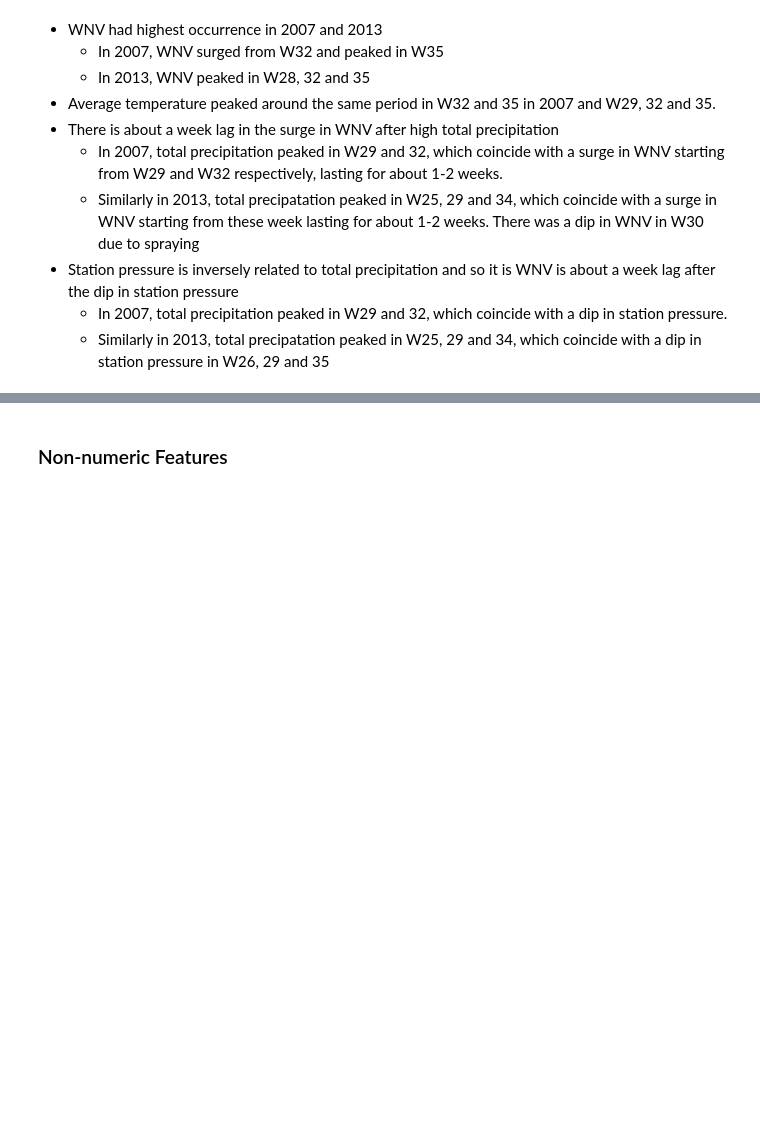
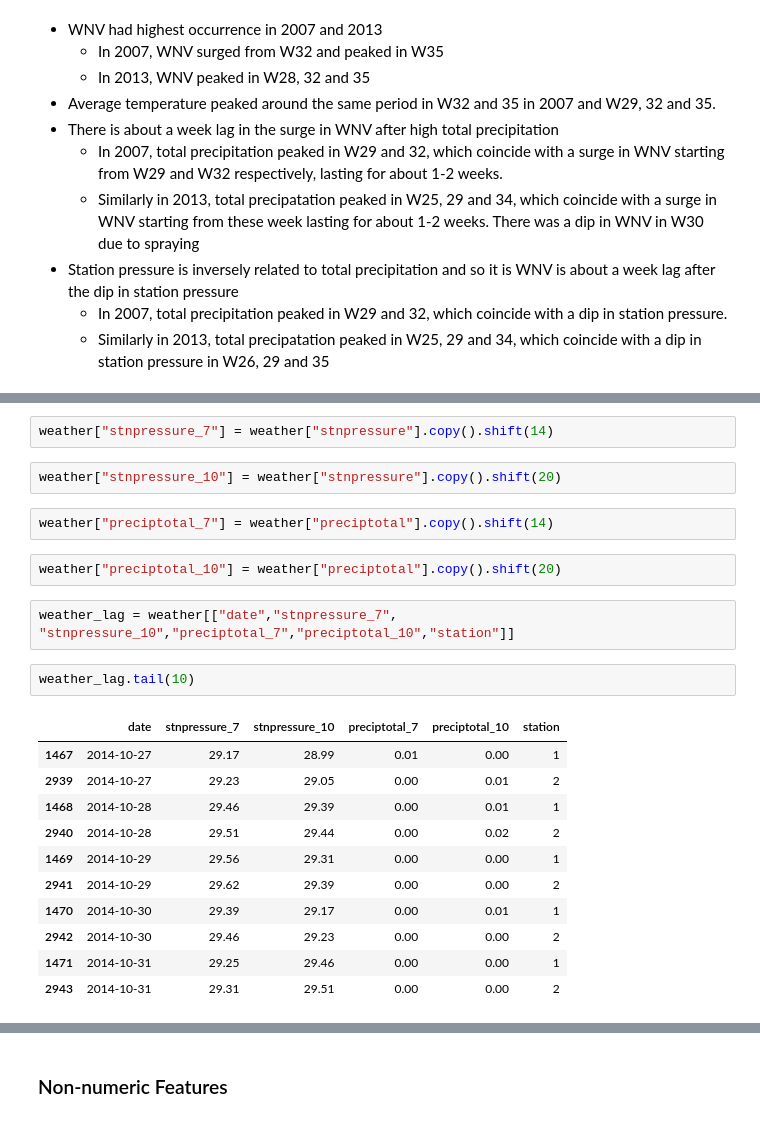
Before and after one commit to lindytanll/predict-west-nile-virus, a Jupyter notebook: code/4. EDA.ipynb, the cells around one changed output, grey strips where cells are left out. Drawn from its saved outputs; the diff is of its cells as text; blank space fills up the shorter version.

```diff
--- a/code/4. EDA.ipynb
+++ b/code/4. EDA.ipynb
@@ -191,0 +198,24 @@ sns.lineplot(data=stnpressure_by_year_week, x='week', y='stnpressure',hue='year'
+# %%
+weather["stnpressure_7"] = weather["stnpressure"].copy().shift(14)
+# %%
+weather["stnpressure_10"] = weather["stnpressure"].copy().shift(20)
+# %%
+weather["preciptotal_7"] = weather["preciptotal"].copy().shift(14)
+# %%
+weather["preciptotal_10"] = weather["preciptotal"].copy().shift(20)
+# %%
+weather_lag = weather[["date","stnpressure_7", "stnpressure_10","preciptotal_7","preciptotal_10","station"]]
+# %%
+weather_lag.tail(10)
+# %% [output]
+|  | date | stnpressure_7 | stnpressure_10 | preciptotal_7 | preciptotal_10 | station |
+| 1467 | 2014-10-27 | 29.17 | 28.99 | 0.01 | 0.00 | 1 |
+| 2939 | 2014-10-27 | 29.23 | 29.05 | 0.00 | 0.01 | 2 |
+| 1468 | 2014-10-28 | 29.46 | 29.39 | 0.00 | 0.01 | 1 |
+| 2940 | 2014-10-28 | 29.51 | 29.44 | 0.00 | 0.02 | 2 |
+| 1469 | 2014-10-29 | 29.56 | 29.31 | 0.00 | 0.00 | 1 |
+| 2941 | 2014-10-29 | 29.62 | 29.39 | 0.00 | 0.00 | 2 |
+| 1470 | 2014-10-30 | 29.39 | 29.17 | 0.00 | 0.01 | 1 |
+| 2942 | 2014-10-30 | 29.46 | 29.23 | 0.00 | 0.00 | 2 |
+| 1471 | 2014-10-31 | 29.25 | 29.46 | 0.00 | 0.00 | 1 |
+| 2943 | 2014-10-31 | 29.31 | 29.51 | 0.00 | 0.00 | 2 |
```
Also changed, not shown: parts of 11 cells of this notebook, 1 other file.
